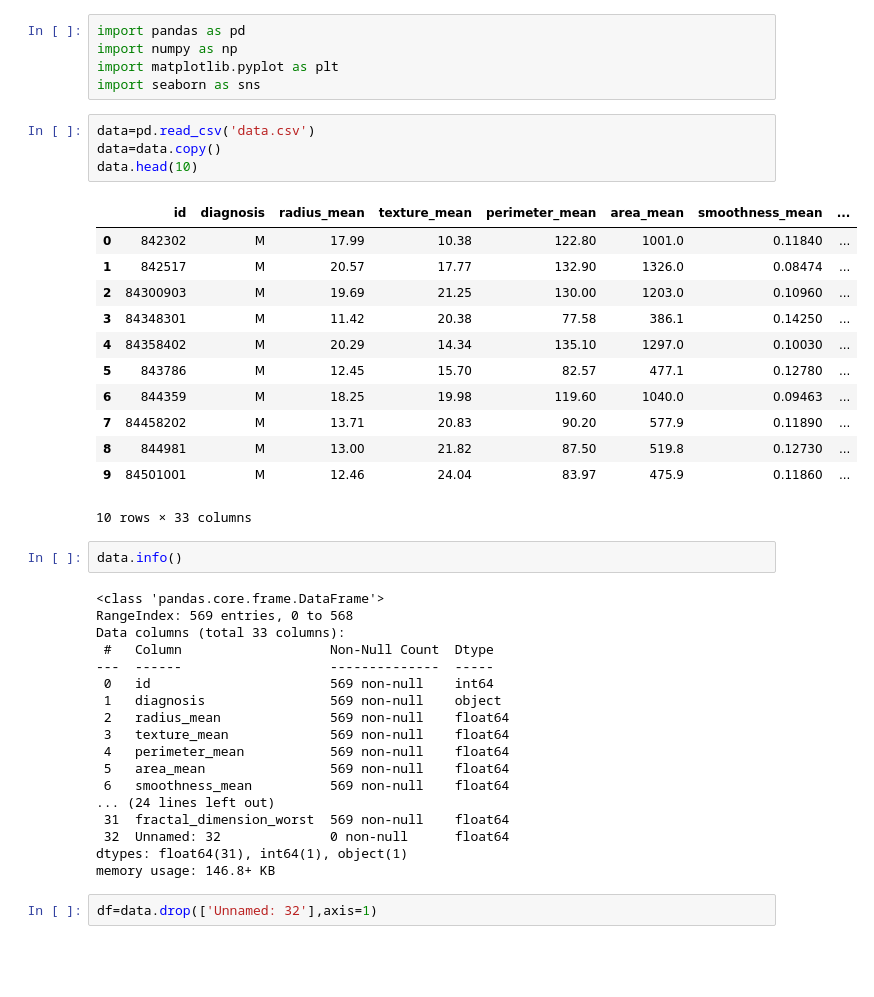
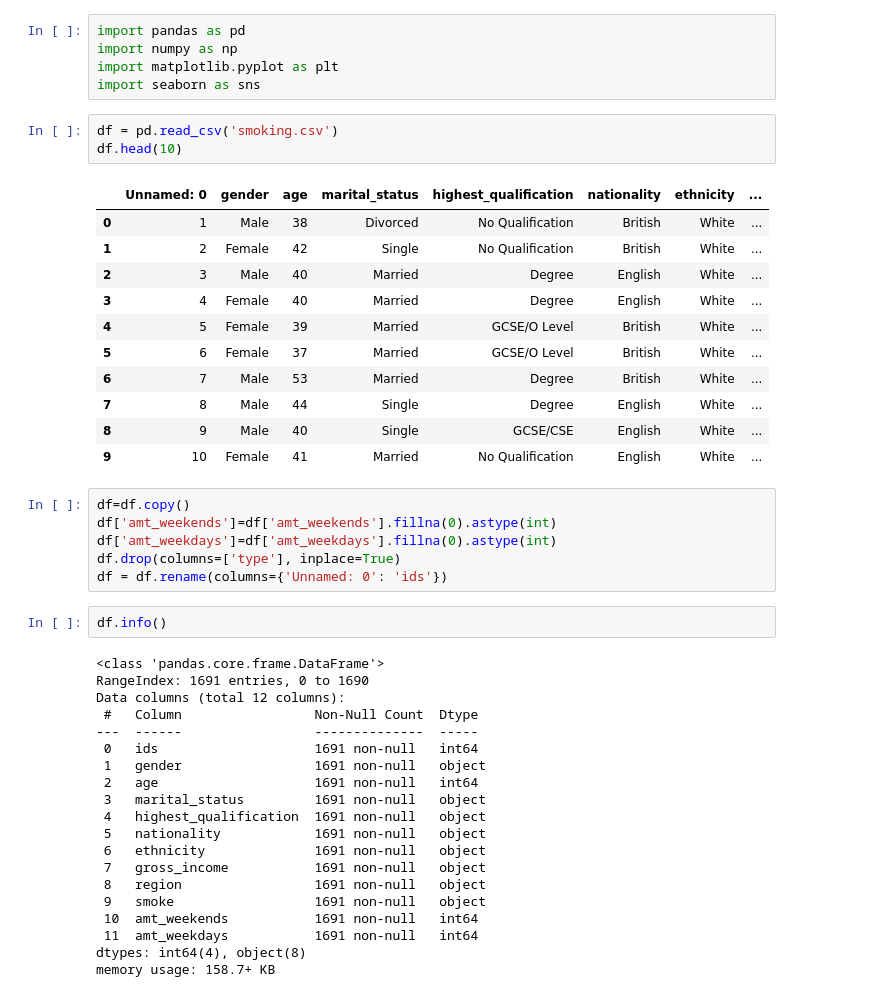
Before and after one commit to jvpazotti/Machine-learning-project, a Jupyter notebook: projeto.ipynb, the cells around one changed output. Saved outputs shown, nothing was run; the diff lists cells and outputs as text; blank space fills up the shorter version.

```diff
--- a/projeto.ipynb
+++ b/projeto.ipynb
@@ -4,41 +4,45 @@ import numpy as np
 import matplotlib.pyplot as plt
 import seaborn as sns
 # %%
-data=pd.read_csv('data.csv')
-data=data.copy()
-data.head(10)
+df = pd.read_csv('smoking.csv')
+df.head(10)
 # %% [output]
-|  | id | diagnosis | radius_mean | texture_mean | perimeter_mean | area_mean | smoothness_mean | ... |
-| 0 | 842302 | M | 17.99 | 10.38 | 122.80 | 1001.0 | 0.11840 | ... |
-| 1 | 842517 | M | 20.57 | 17.77 | 132.90 | 1326.0 | 0.08474 | ... |
-| 2 | 84300903 | M | 19.69 | 21.25 | 130.00 | 1203.0 | 0.10960 | ... |
-| 3 | 84348301 | M | 11.42 | 20.38 | 77.58 | 386.1 | 0.14250 | ... |
-| 4 | 84358402 | M | 20.29 | 14.34 | 135.10 | 1297.0 | 0.10030 | ... |
-| 5 | 843786 | M | 12.45 | 15.70 | 82.57 | 477.1 | 0.12780 | ... |
-| 6 | 844359 | M | 18.25 | 19.98 | 119.60 | 1040.0 | 0.09463 | ... |
-| 7 | 84458202 | M | 13.71 | 20.83 | 90.20 | 577.9 | 0.11890 | ... |
-| 8 | 844981 | M | 13.00 | 21.82 | 87.50 | 519.8 | 0.12730 | ... |
-| 9 | 84501001 | M | 12.46 | 24.04 | 83.97 | 475.9 | 0.11860 | ... |
+|  | Unnamed: 0 | gender | age | marital_status | highest_qualification | nationality | ethnicity | ... |
+| 0 | 1 | Male | 38 | Divorced | No Qualification | British | White | ... |
+| 1 | 2 | Female | 42 | Single | No Qualification | British | White | ... |
+| 2 | 3 | Male | 40 | Married | Degree | English | White | ... |
+| 3 | 4 | Female | 40 | Married | Degree | English | White | ... |
+| 4 | 5 | Female | 39 | Married | GCSE/O Level | British | White | ... |
+| 5 | 6 | Female | 37 | Married | GCSE/O Level | British | White | ... |
+| 6 | 7 | Male | 53 | Married | Degree | British | White | ... |
+| 7 | 8 | Male | 44 | Single | Degree | English | White | ... |
+| 8 | 9 | Male | 40 | Single | GCSE/CSE | English | White | ... |
+| 9 | 10 | Female | 41 | Married | No Qualification | English | White | ... |
-10 rows × 33 columns
+# %%
+df=df.copy()
+df['amt_weekends']=df['amt_weekends'].fillna(0).astype(int)
+df['amt_weekdays']=df['amt_weekdays'].fillna(0).astype(int)
+df.drop(columns=['type'], inplace=True)
+df = df.rename(columns={'Unnamed: 0': 'ids'})
 # %%
-data.info()
+df.info()
 # %% [output]
 <class 'pandas.core.frame.DataFrame'>
-RangeIndex: 569 entries, 0 to 568
-Data columns (total 33 columns):
- #   Column                   Non-Null Count  Dtype
----  ------                   --------------  -----
- 0   id                       569 non-null    int64
- 1   diagnosis                569 non-null    object
- 2   radius_mean              569 non-null    float64
- 3   texture_mean             569 non-null    float64
- 4   perimeter_mean           569 non-null    float64
- 5   area_mean                569 non-null    float64
- 6   smoothness_mean          569 non-null    float64
-... (24 lines left out)
- 31  fractal_dimension_worst  569 non-null    float64
- 32  Unnamed: 32              0 non-null      float64
-dtypes: float64(31), int64(1), object(1)
-memory usage: 146.8+ KB
+RangeIndex: 1691 entries, 0 to 1690
+Data columns (total 12 columns):
+ #   Column                 Non-Null Count  Dtype
+---  ------                 --------------  -----
+ 0   ids                    1691 non-null   int64
+ 1   gender                 1691 non-null   object
+ 2   age                    1691 non-null   int64
+ 3   marital_status         1691 non-null   object
+ 4   highest_qualification  1691 non-null   object
+ 5   nationality            1691 non-null   object
+ 6   ethnicity              1691 non-null   object
+ 7   gross_income           1691 non-null   object
+ 8   region                 1691 non-null   object
+ 9   smoke                  1691 non-null   object
+ 10  amt_weekends           1691 non-null   int64
+ 11  amt_weekdays           1691 non-null   int64
+dtypes: int64(4), object(8)
+memory usage: 158.7+ KB
-# %%
-df=data.drop(['Unnamed: 32'],axis=1)
```
Also changed, not shown: parts of 12 cells of this notebook, 2 other files.
